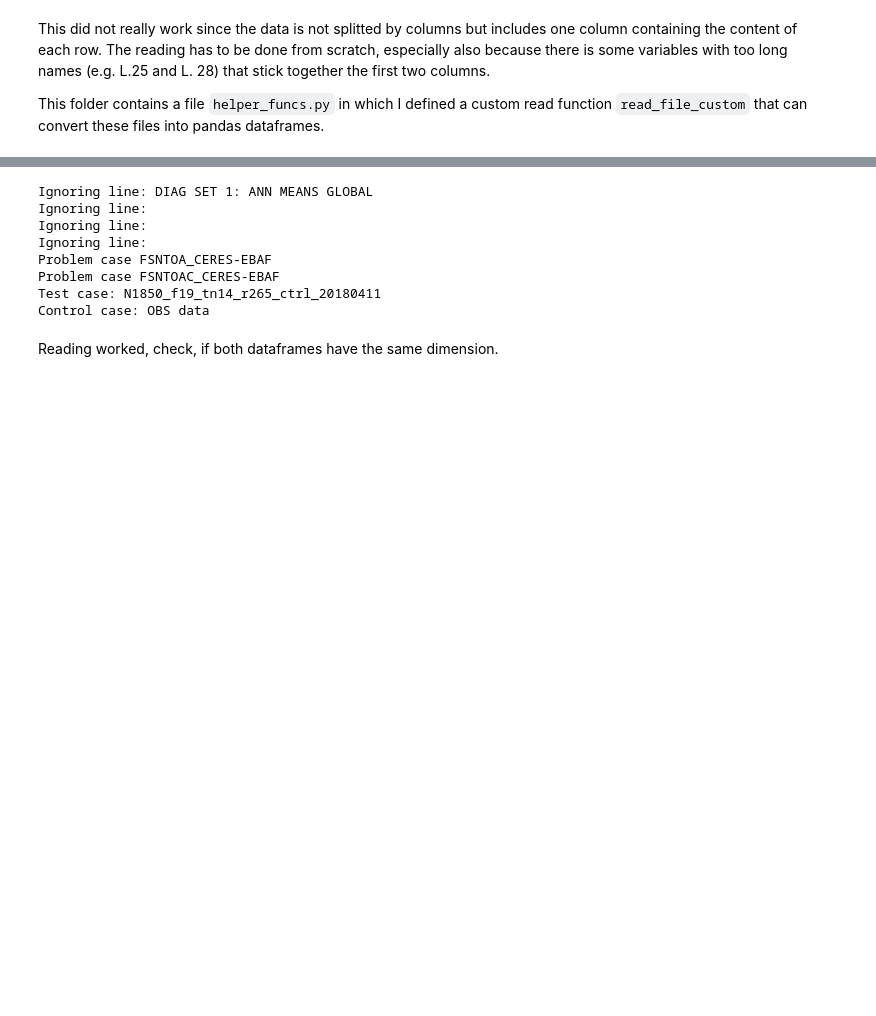
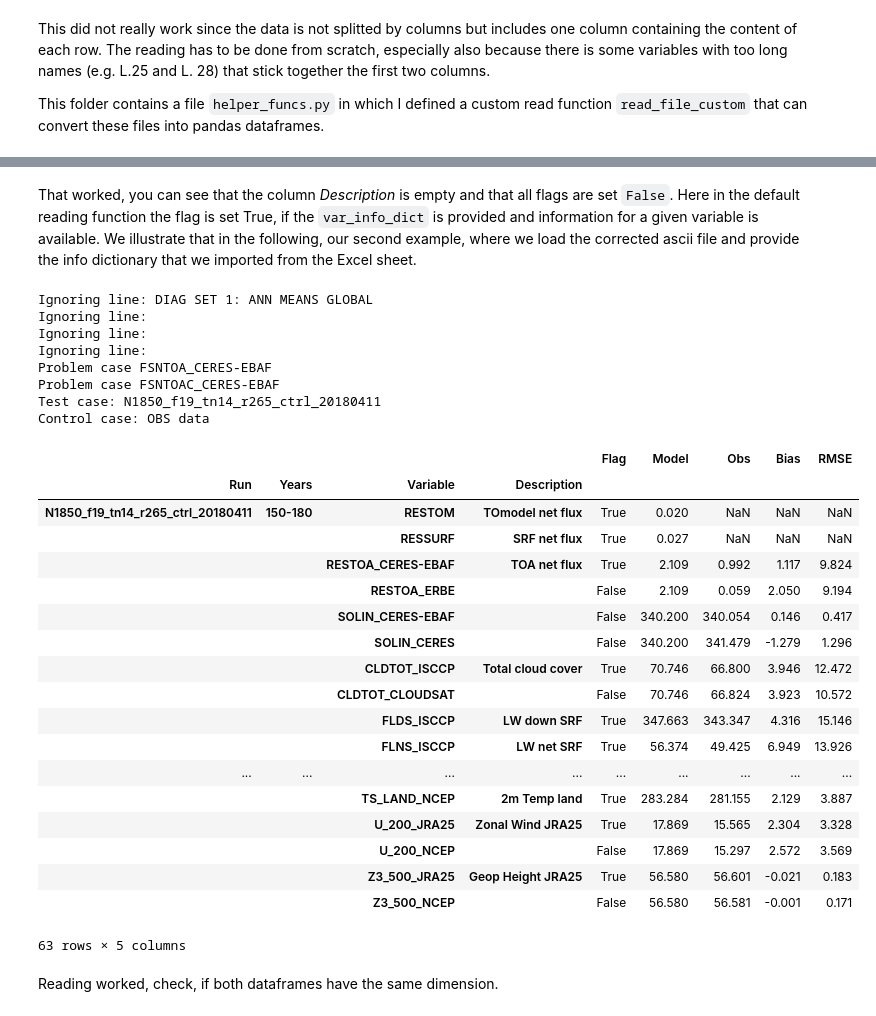
Before and after one commit to jgliss/my_notebooks, a Jupyter notebook: notebooks/read_ascii_cams_diag.ipynb, the cells around one changed output, grey strips where cells are left out. Drawn from its saved outputs; the diff is of its cells as text; code cells hidden in the pictures; blank space fills up the shorter version.

```diff
--- a/notebooks/read_ascii_cams_diag.ipynb
+++ b/notebooks/read_ascii_cams_diag.ipynb
@@ -100,14 +159,36 @@ See if the corrected file also works.
+# %% [markdown]
+That worked, you can see that the column *Description* is empty and that all flags are set `False`. Here in the default reading function the flag is set True, if the ``var_info_dict`` is provided and information for a given variable is available. We illustrate that in the following, our second example, where we load the corrected ascii file and provide the info dictionary that we imported from the Excel sheet.
 # %%
-df1 = read_file_custom(case_ok, VERBOSE)
+df1 = read_file_custom(case_ok, var_info_dict, VERBOSE)
+df1
 # %% [output]
 Ignoring line: DIAG SET 1: ANN MEANS GLOBAL
 Ignoring line:
 Ignoring line:
 Ignoring line:
 Problem case FSNTOA_CERES-EBAF
 Problem case FSNTOAC_CERES-EBAF
 Test case: N1850_f19_tn14_r265_ctrl_20180411
 Control case: OBS data
+|  |  |  |  | Flag | Model | Obs | Bias | RMSE |
+| Run | Years | Variable | Description |  |  |  |  |  |
+| N1850_f19_tn14_r265_ctrl_20180411 | 150-180 | RESTOM | TOmodel net flux | True | 0.020 | NaN | NaN | NaN |
+|  |  | RESSURF | SRF net flux | True | 0.027 | NaN | NaN | NaN |
+|  |  | RESTOA_CERES-EBAF | TOA net flux | True | 2.109 | 0.992 | 1.117 | 9.824 |
+|  |  | RESTOA_ERBE |  | False | 2.109 | 0.059 | 2.050 | 9.194 |
+|  |  | SOLIN_CERES-EBAF |  | False | 340.200 | 340.054 | 0.146 | 0.417 |
+|  |  | SOLIN_CERES |  | False | 340.200 | 341.479 | -1.279 | 1.296 |
+|  |  | CLDTOT_ISCCP | Total cloud cover | True | 70.746 | 66.800 | 3.946 | 12.472 |
+|  |  | CLDTOT_CLOUDSAT |  | False | 70.746 | 66.824 | 3.923 | 10.572 |
+|  |  | FLDS_ISCCP | LW down SRF | True | 347.663 | 343.347 | 4.316 | 15.146 |
+|  |  | FLNS_ISCCP | LW net SRF | True | 56.374 | 49.425 | 6.949 | 13.926 |
+| ... | ... | ... | ... | ... | ... | ... | ... | ... |
+|  |  | TS_LAND_NCEP | 2m Temp land | True | 283.284 | 281.155 | 2.129 | 3.887 |
+|  |  | U_200_JRA25 | Zonal Wind JRA25 | True | 17.869 | 15.565 | 2.304 | 3.328 |
+|  |  | U_200_NCEP |  | False | 17.869 | 15.297 | 2.572 | 3.569 |
+|  |  | Z3_500_JRA25 | Geop Height JRA25 | True | 56.580 | 56.601 | -0.021 | 0.183 |
+|  |  | Z3_500_NCEP |  | False | 56.580 | 56.581 | -0.001 | 0.171 |
+63 rows × 5 columns
 # %% [markdown]
 Reading worked, check, if both dataframes have the same dimension.
 # %%
```
Also changed, not shown: parts of 31 cells of this notebook, 1 other file.
